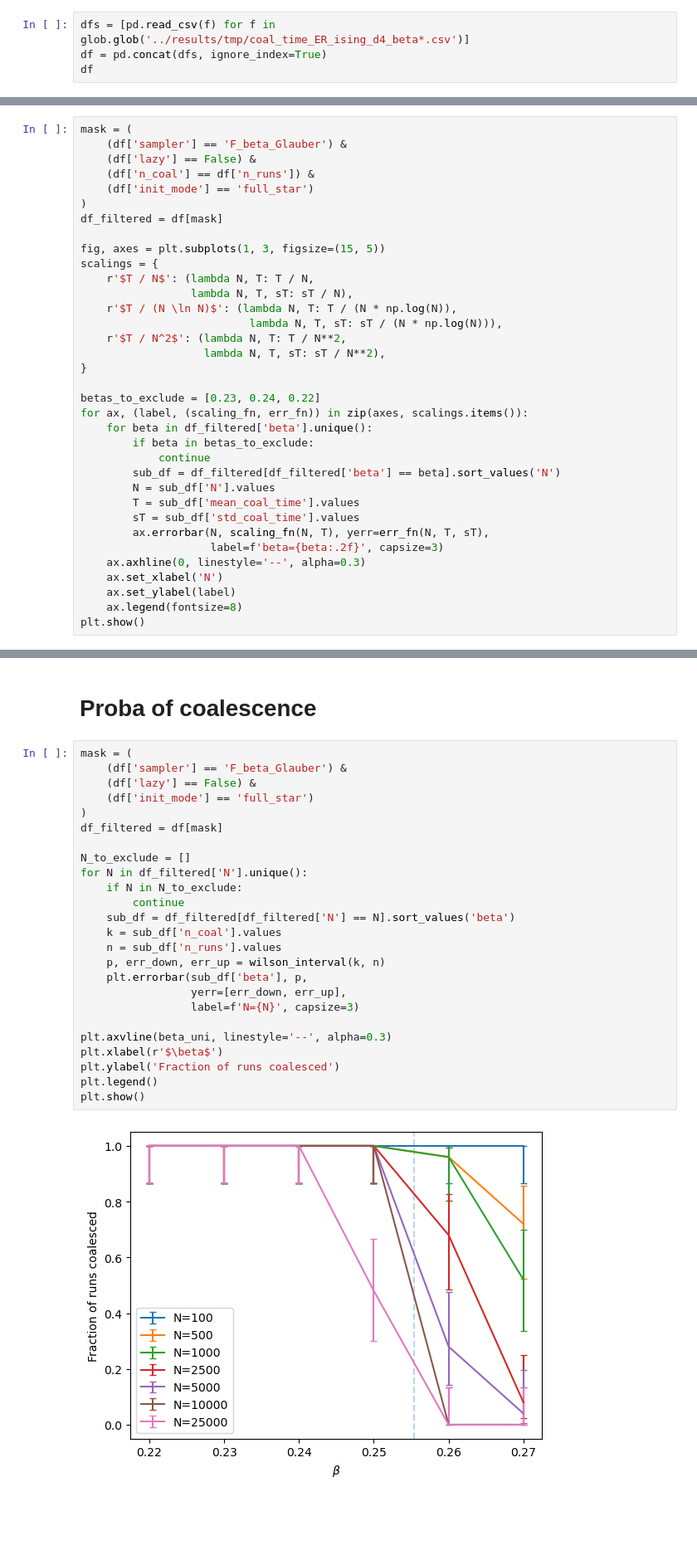
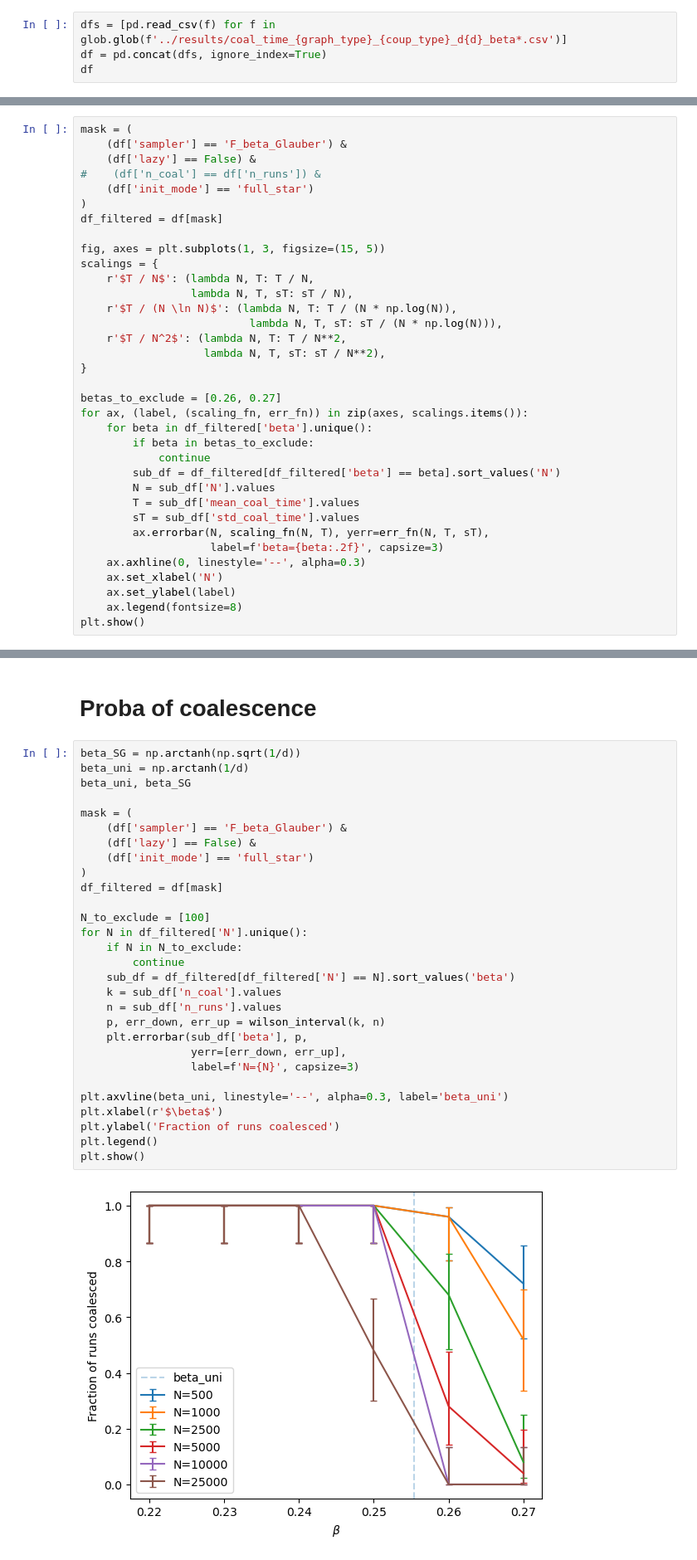
Before and after one commit to LouiseBudzynski/Bounding_Chain_Disordered_Ising_Models, a Jupyter notebook: notebooks/read_coal_time.ipynb, the cells around one changed output, grey strips where cells are left out. Shown at 83% size. Drawn from its saved outputs; the diff is of its cells as text; blank space fills up the shorter version.

```diff
--- a/notebooks/read_coal_time.ipynb
+++ b/notebooks/read_coal_time.ipynb
@@ -13,5 +10,5 @@ beta_uni, beta_SG
 # %%
-dfs = [pd.read_csv(f) for f in glob.glob('../results/tmp/coal_time_ER_ising_d4_beta*.csv')]
+dfs = [pd.read_csv(f) for f in glob.glob(f'../results/coal_time_{graph_type}_{coup_type}_d{d}_beta*.csv')]
 df = pd.concat(dfs, ignore_index=True)
 df
 # %% [output]
@@ -38,7 +35,7 @@ df
 mask = (
     (df['sampler'] == 'F_beta_Glauber') &
     (df['lazy'] == False) &
-    (df['n_coal'] == df['n_runs']) &
+#    (df['n_coal'] == df['n_runs']) &
     (df['init_mode'] == 'full_star')
 )
 df_filtered = df[mask]
@@ -53,7 +50,7 @@ scalings = {
                    lambda N, T, sT: sT / N**2),
 }
 
-betas_to_exclude = [0.23, 0.24, 0.22]
+betas_to_exclude = [0.26, 0.27]
 for ax, (label, (scaling_fn, err_fn)) in zip(axes, scalings.items()):
     for beta in df_filtered['beta'].unique():
         if beta in betas_to_exclude:
@@ -74,29 +71,33 @@ plt.show()
 # %% [markdown]
 # Proba of coalescence
 # %%
+beta_SG = np.arctanh(np.sqrt(1/d))
+beta_uni = np.arctanh(1/d)
+beta_uni, beta_SG
+
 mask = (
     (df['sampler'] == 'F_beta_Glauber') &
     (df['lazy'] == False) &
     (df['init_mode'] == 'full_star')
 )
 df_filtered = df[mask]
 
-N_to_exclude = []
+N_to_exclude = [100]
 for N in df_filtered['N'].unique():
     if N in N_to_exclude:
         continue
     sub_df = df_filtered[df_filtered['N'] == N].sort_values('beta')
     k = sub_df['n_coal'].values
     n = sub_df['n_runs'].values
     p, err_down, err_up = wilson_interval(k, n)
     plt.errorbar(sub_df['beta'], p,
                  yerr=[err_down, err_up],
                  label=f'N={N}', capsize=3)
 
-plt.axvline(beta_uni, linestyle='--', alpha=0.3)
+plt.axvline(beta_uni, linestyle='--', alpha=0.3, label='beta_uni')
 plt.xlabel(r'$\beta$')
 plt.ylabel('Fraction of runs coalesced')
 plt.legend()
 plt.show()
 # %% [output]
-[figure, old version]
+[figure, new version]
```
Also changed, not shown: parts of 3 cells of this notebook, 8 other files.
